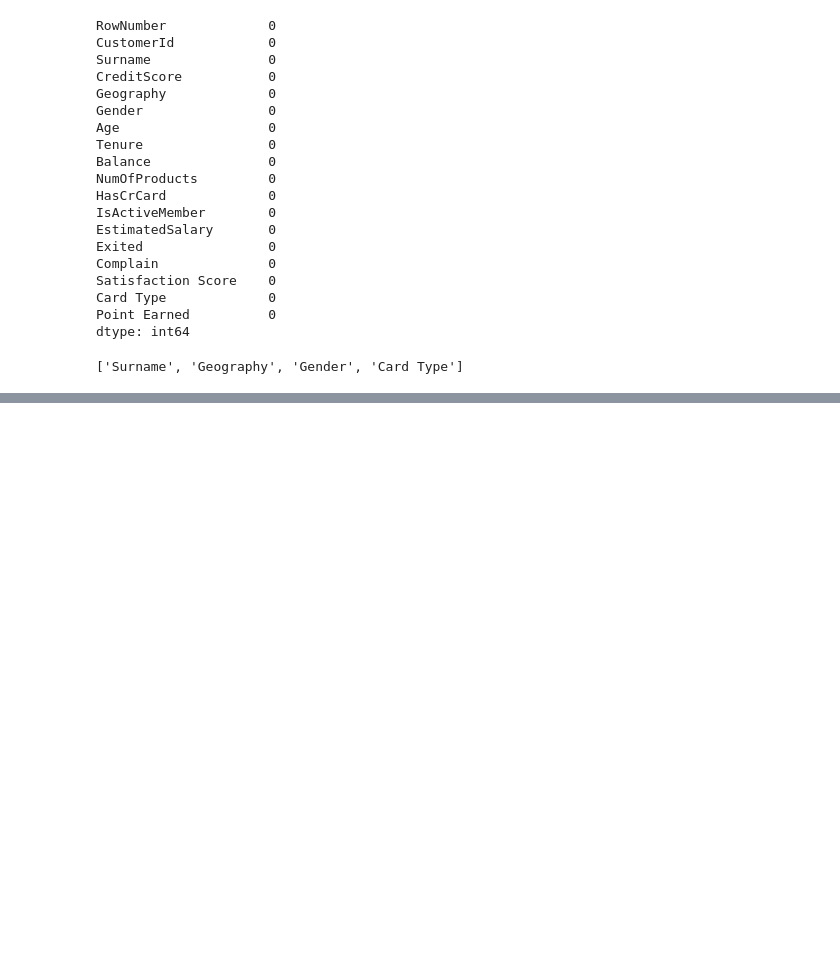
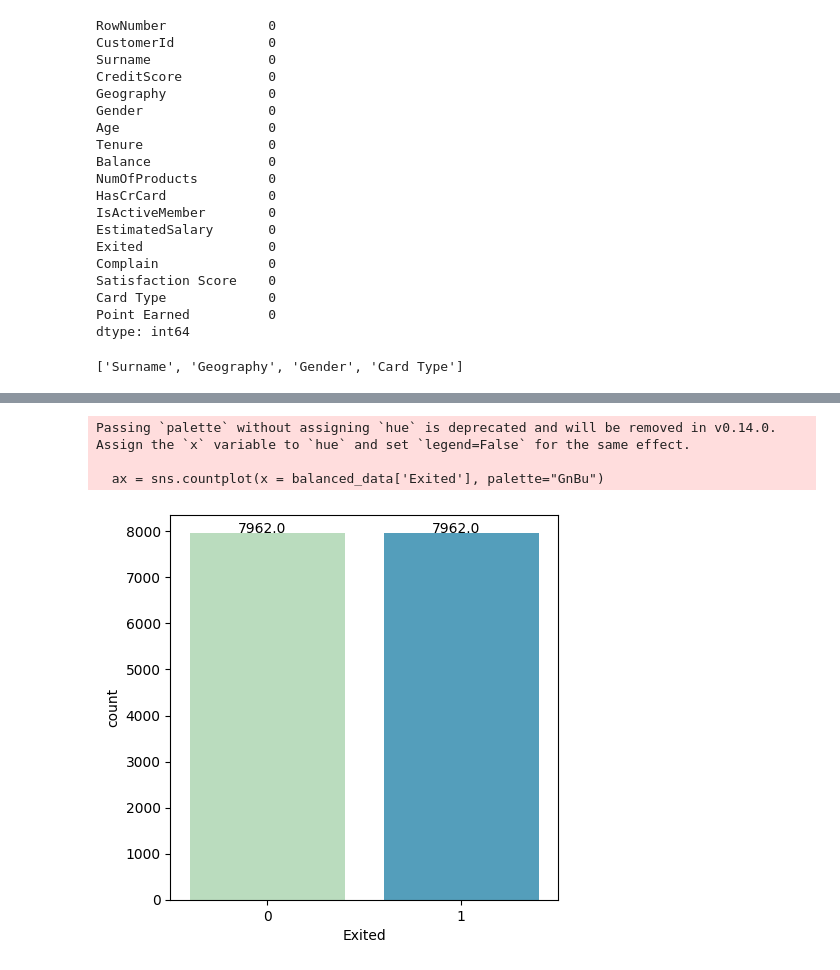
Before and after one commit to ArafetMarnissi/Customer_churn, a Jupyter notebook: research/data_ingestion.ipynb, the cells around one changed output, grey strips where cells are left out. Cells and saved outputs as stored; diff of their text form; code cells hidden in the pictures; blank space fills up the shorter version.

```diff
--- a/research/data_ingestion.ipynb
+++ b/research/data_ingestion.ipynb
@@ -103,0 +228,23 @@ cat_features
+# %%
+
+
+# Assume `X` is your feature matrix and `y` is the target variable
+X = data.drop(columns=['Exited'])
+y = data['Exited']
+
+# Encode categorical features if needed
+# Example: X = pd.get_dummies(X)
+
+# Initialize SMOTE
+smote = SMOTE(sampling_strategy='auto', random_state=42)
+
+# Generate synthetic samples
+X_resampled, y_resampled = smote.fit_resample(X, y)
+
+# Create a new DataFrame with the resampled data
+balanced_data = pd.DataFrame(X_resampled, columns=X.columns)
+balanced_data['Exited'] = y_resampled
+
+# Check the new distribution
+print("\nBalanced class distribution in 'Exited' column:")
+print(balanced_data['Exited'].value_counts())
@@ -103,0 +290,11 @@ cat_features
+# %%
+plt.figure(figsize=(5, 5))
+ax = sns.countplot(x = balanced_data['Exited'], palette="GnBu")
+for p in ax.patches:
+    ax.annotate('{:.1f}'.format(p.get_height()), (p.get_x()+0.25, p.get_height()+0.01))
+plt.show()
+# %% [output]
+Passing `palette` without assigning `hue` is deprecated and will be removed in v0.14.0. Assign the `x` variable to `hue` and set `legend=False` for the same effect.
+
+  ax = sns.countplot(x = balanced_data['Exited'], palette="GnBu")
+[figure, added]
```
Also changed, not shown: parts of 18 cells of this notebook.
